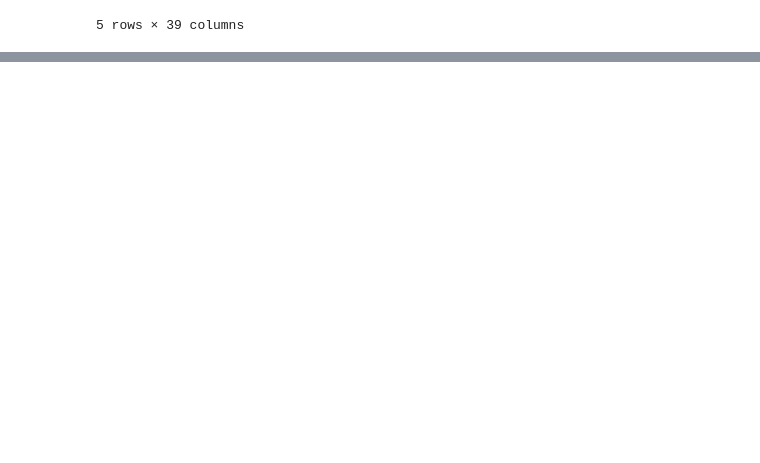
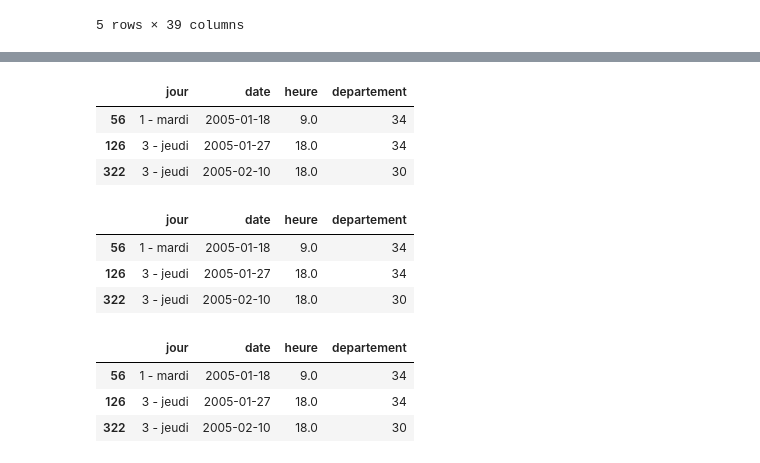
Before and after one commit to WalidKandouci/HMMA307_Modeles_Lineaires_Avances_Cours_4, a Jupyter notebook: Totem.ipynb, the cells around one changed output, grey strips where cells are left out. Cells and saved outputs as stored; diff of their text form; code cells hidden in the pictures; blank space fills up the shorter version.

```diff
--- a/Totem.ipynb
+++ b/Totem.ipynb
@@ -187,2 +189,26 @@ df["departement"][0]
 # %%
 dfa = df[df["departement"].isin(['34','30'])]
+# %%
+data = dfa[['jour', 'date', 'heure','departement']]
+data.head(3)
+# %% [output]
+|  | jour | date | heure | departement |
+| 56 | 1 - mardi | 2005-01-18 | 9.0 | 34 |
+| 126 | 3 - jeudi | 2005-01-27 | 18.0 | 34 |
+| 322 | 3 - jeudi | 2005-02-10 | 18.0 | 30 |
+# %%
+data1 = data.copy()
+data2 = data1.drop_duplicates(keep="first")
+data2.head(3)
+# %% [output]
+|  | jour | date | heure | departement |
+| 56 | 1 - mardi | 2005-01-18 | 9.0 | 34 |
+| 126 | 3 - jeudi | 2005-01-27 | 18.0 | 34 |
+| 322 | 3 - jeudi | 2005-02-10 | 18.0 | 30 |
+# %%
+data1.head(3)
+# %% [output]
+|  | jour | date | heure | departement |
+| 56 | 1 - mardi | 2005-01-18 | 9.0 | 34 |
+| 126 | 3 - jeudi | 2005-01-27 | 18.0 | 34 |
+| 322 | 3 - jeudi | 2005-02-10 | 18.0 | 30 |
```
Also changed, not shown: parts of 1 cell of this notebook.
